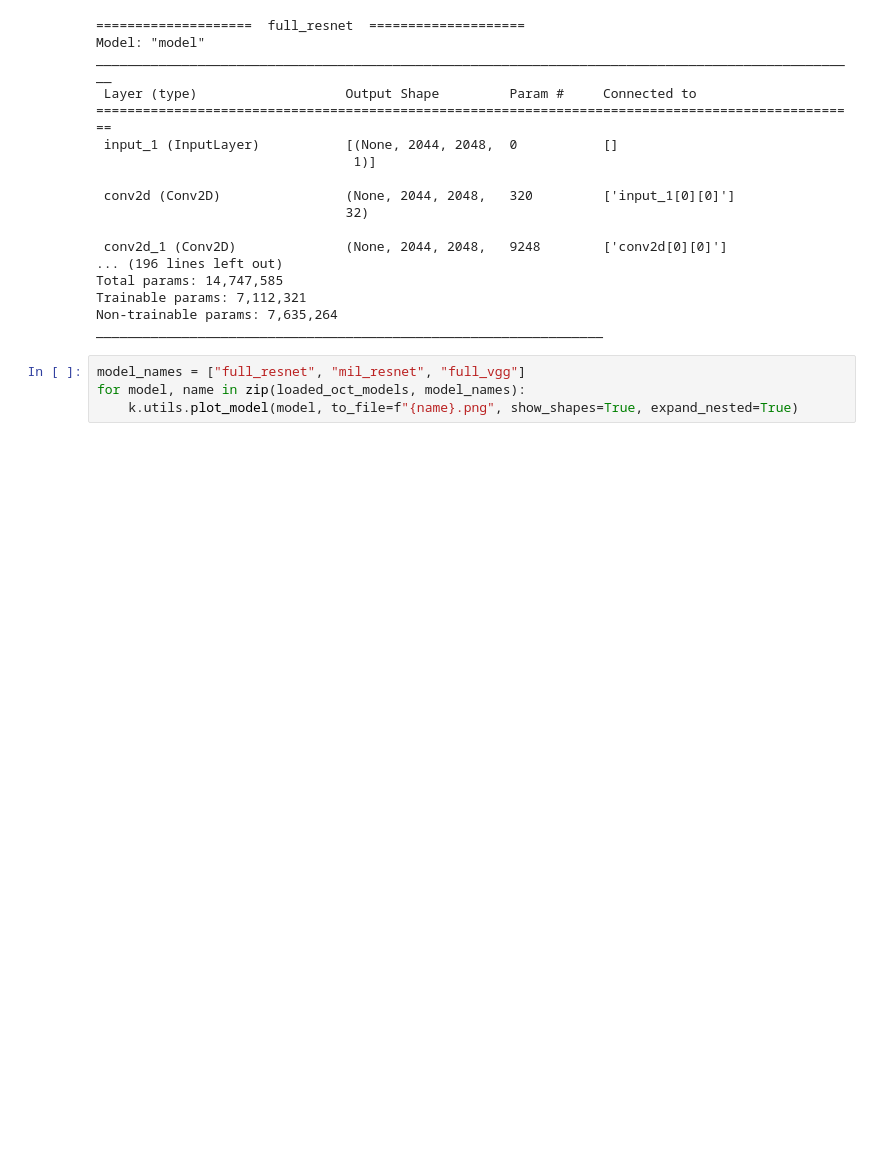
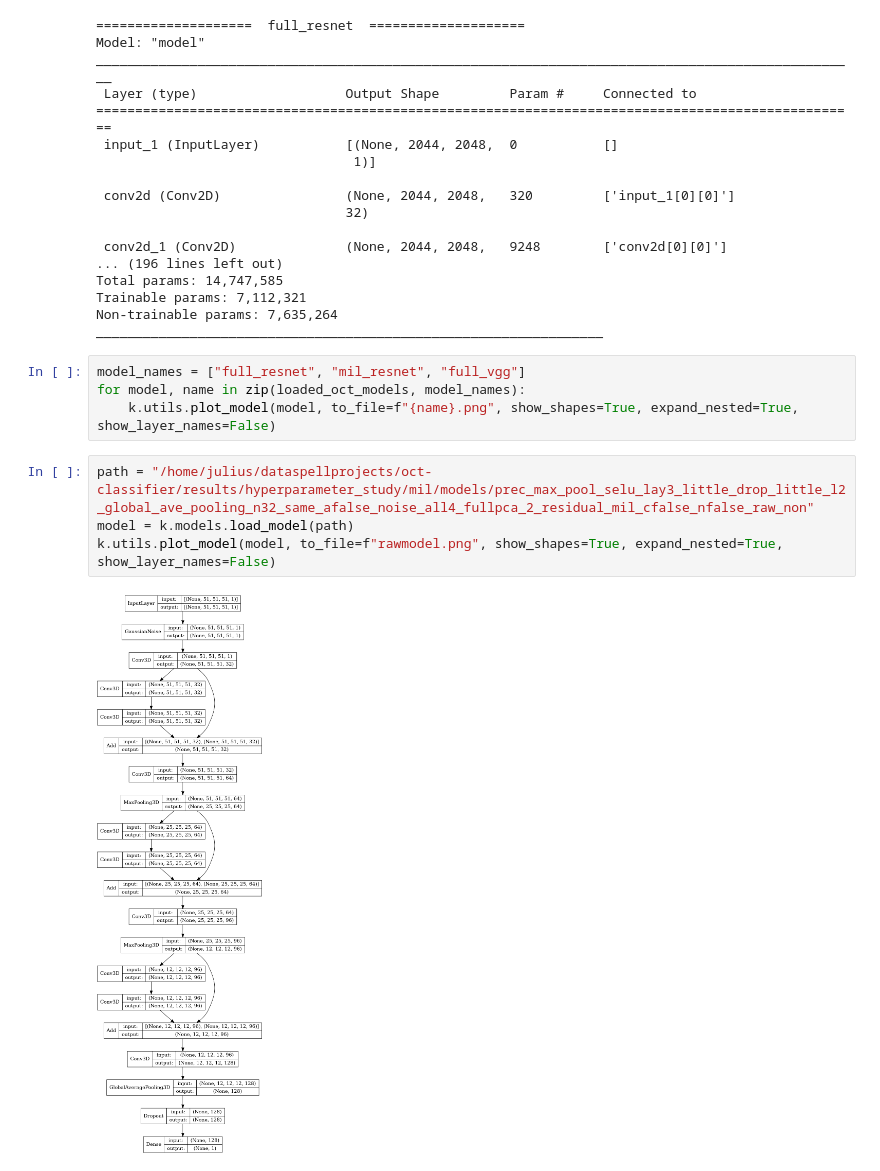
Before and after one commit to LilWeirdProgramms/oct-classifier, a Jupyter notebook: mil_model_comparision/all_models_main.ipynb, the cells around one changed output. Cells and saved outputs as stored; diff of their text form; blank space fills up the shorter version.

```diff
--- a/mil_model_comparision/all_models_main.ipynb
+++ b/mil_model_comparision/all_models_main.ipynb
@@ -35,4 +35,10 @@ _________________________________________________________________
 # %%
 model_names = ["full_resnet", "mil_resnet", "full_vgg"]
 for model, name in zip(loaded_oct_models, model_names):
-    k.utils.plot_model(model, to_file=f"{name}.png", show_shapes=True, expand_nested=True)
+    k.utils.plot_model(model, to_file=f"{name}.png", show_shapes=True, expand_nested=True, show_layer_names=False)
+# %%
+path = "/home/julius/dataspellprojects/oct-classifier/results/hyperparameter_study/mil/models/prec_max_pool_selu_lay3_little_drop_little_l2_global_ave_pooling_n32_same_afalse_noise_all4_fullpca_2_residual_mil_cfalse_nfalse_raw_non"
+model = k.models.load_model(path)
+k.utils.plot_model(model, to_file=f"rawmodel.png", show_shapes=True, expand_nested=True, show_layer_names=False)
+# %% [output]
+[figure, added]
```
Also changed, not shown: parts of 1 cell of this notebook, 24 other files.
